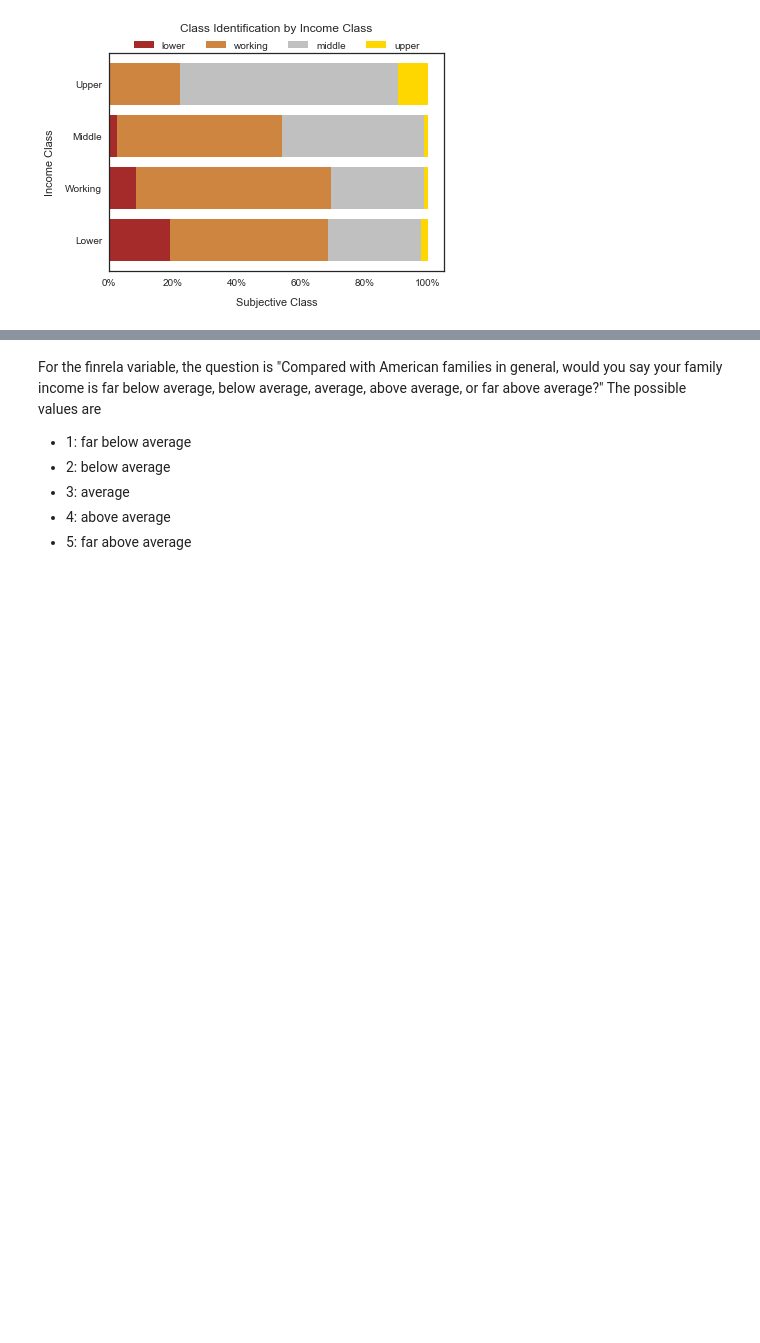
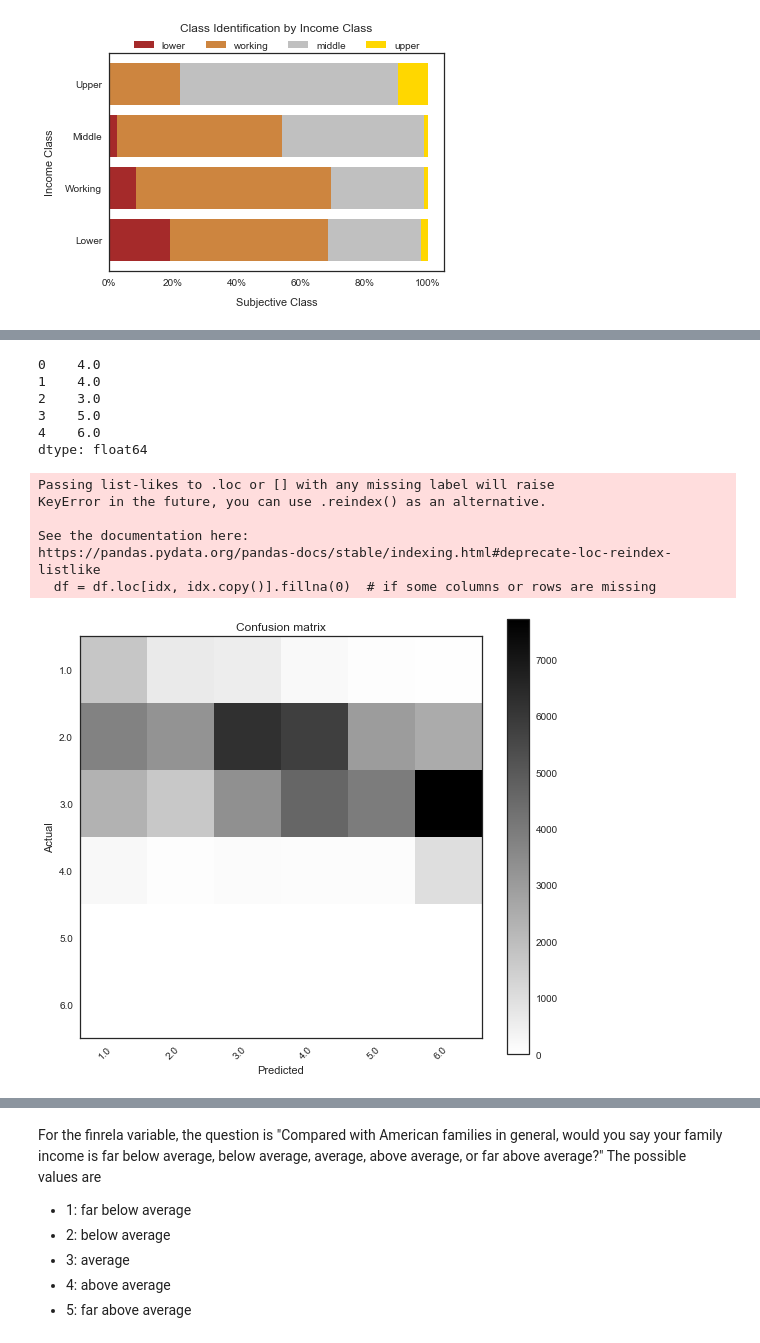
Before and after one commit to coverney/ThinkStats2, a Jupyter notebook: project1/Project1Playground.ipynb, the cells around one changed output, grey strips where cells are left out. Saved outputs shown, nothing was run; the diff lists cells and outputs as text; code cells hidden in the pictures; blank space fills up the shorter version.

```diff
--- a/project1/Project1Playground.ipynb
+++ b/project1/Project1Playground.ipynb
@@ -421,0 +420,43 @@ Use same income numbers as in the study (real income adjusted for household size
+# %%
+# First need to calculate income ranges
+income_ranges = []
+for index, income in enumerate(adjusted_real_incomes_2015):
+    if income >= 100000:
+        income_ranges.append(6)
+    elif income >= 75000:
+        income_ranges.append(5)
+    elif income >= 50000:
+        income_ranges.append(4)
+    elif income >= 30000:
+        income_ranges.append(3)
+    elif income >= 20000:
+        income_ranges.append(2)
+    elif income < 20000:
+        income_ranges.append(1)
+    else:
+        income_ranges.append(np.nan)
+
+income_ranges = pd.Series(income_ranges)
+print(income_ranges.head())
+# %% [output]
+0    4.0
+1    4.0
+2    3.0
+3    5.0
+4    6.0
+dtype: float64
+# %%
+# Confusion matrix with income_ranges and subjective classes
+confusion_matrix1 = ConfusionMatrix(classes, income_ranges)
+cm_df1 = confusion_matrix1.to_dataframe()
+cm1 = cm_df1.values
+confusion_matrix1.plot()
+plt.show()
+# %% [output]
+Passing list-likes to .loc or [] with any missing label will raise
+KeyError in the future, you can use .reindex() as an alternative.
+
+See the documentation here:
+https://pandas.pydata.org/pandas-docs/stable/indexing.html#deprecate-loc-reindex-listlike
+  df = df.loc[idx, idx.copy()].fillna(0)  # if some columns or rows are missing
+[figure, added]
```
Also changed, not shown: parts of 18 cells of this notebook, 1 other file.
